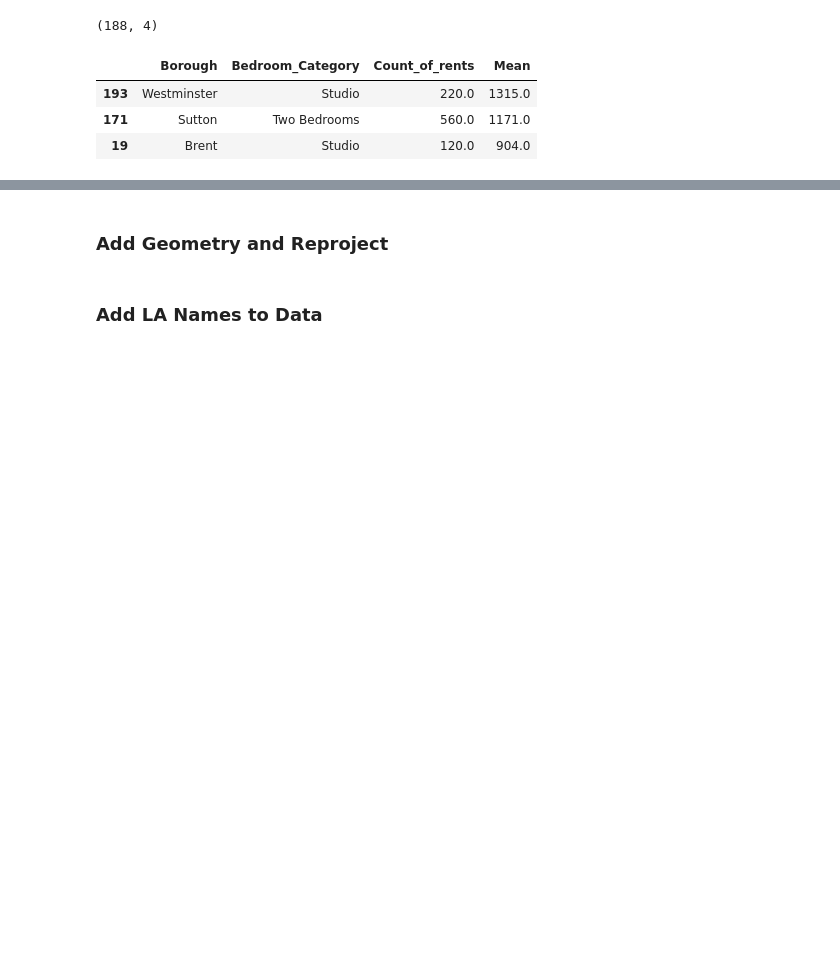
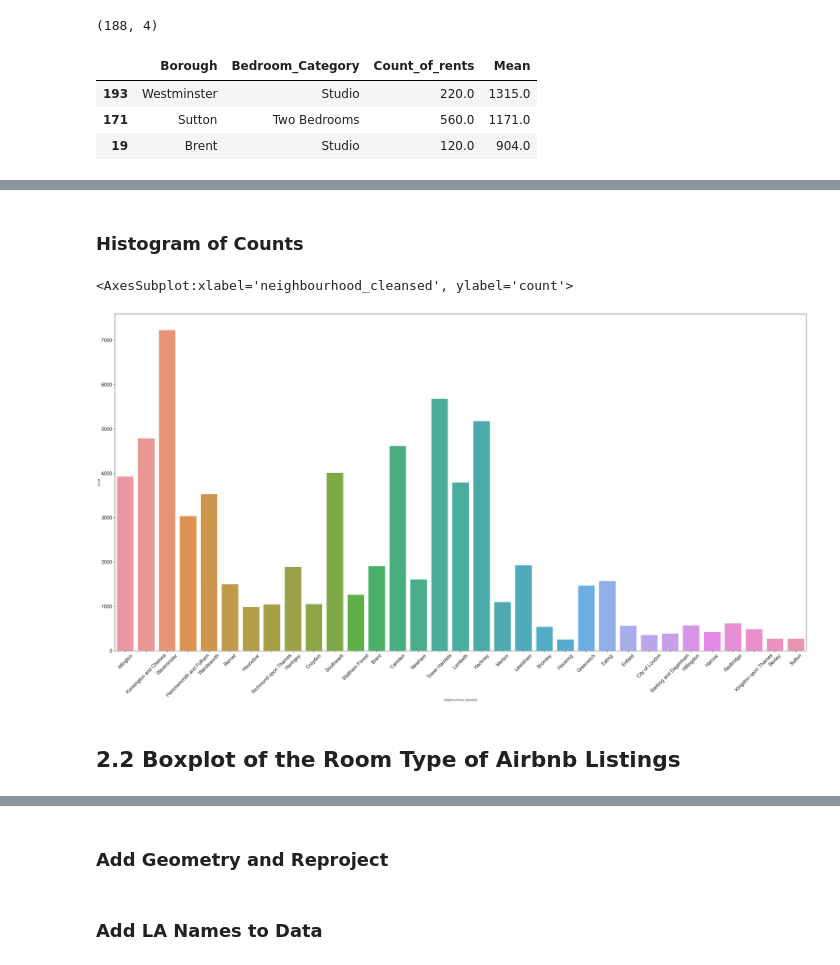
Before and after one commit to HaofuW/CASA0013_Mic, a Jupyter notebook: Assessment3/Code/Reproducible Analysis.ipynb, the cells around one changed output, grey strips where cells are left out. Saved outputs shown, nothing was run; the diff lists cells and outputs as text; code cells hidden in the pictures; blank space fills up the shorter version.

```diff
--- a/Assessment3/Code/Reproducible Analysis.ipynb
+++ b/Assessment3/Code/Reproducible Analysis.ipynb
@@ -120,0 +157,17 @@ df_rental.sample(3, random_state=42)
+# %% [markdown]
+### Histogram of Counts
+# %%
+# plot the counts of listings in each borough
+sns.set_style('whitegrid')
+sns.set_theme(style="ticks", palette="pastel")
+plt.figure(figsize=(50, 25))
+plt.rc('xtick', labelsize=20)
+plt.rc('ytick', labelsize=20)
+plt.xticks(rotation=45)
+
+sns.countplot(x="neighbourhood_cleansed", data = df_airbnb)
+# %% [output]
+<AxesSubplot:xlabel='neighbourhood_cleansed', ylabel='count'>
+[figure, added]
+# %% [markdown]
+## 2.2 Boxplot of the Room Type of Airbnb Listings
```
Also changed, not shown: parts of 48 cells of this notebook.
